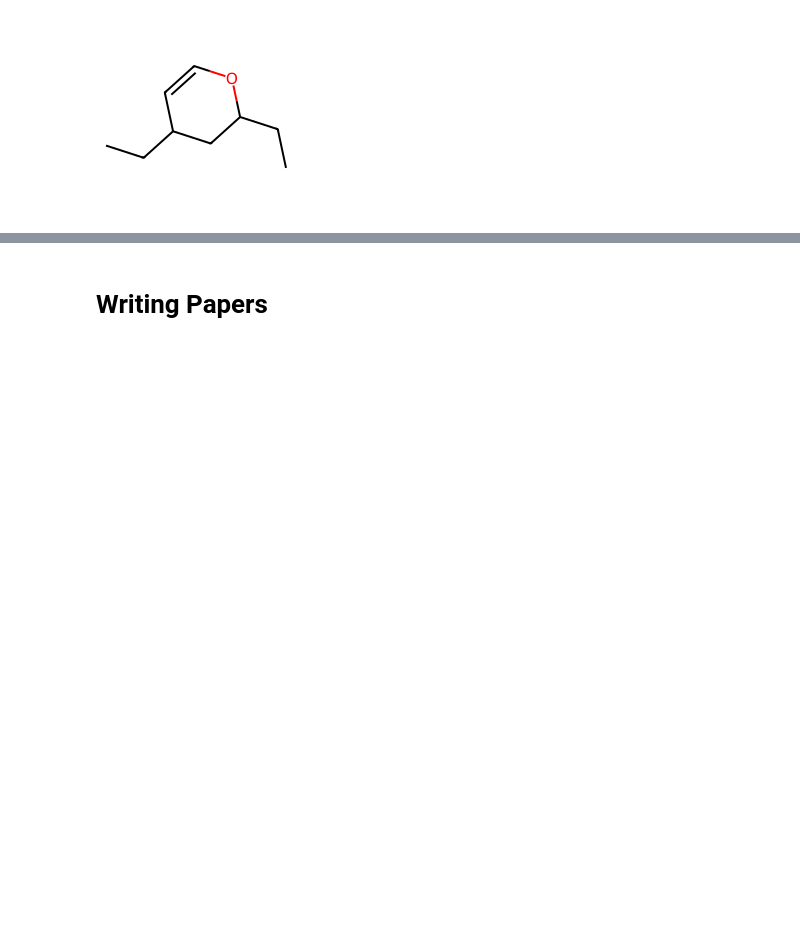
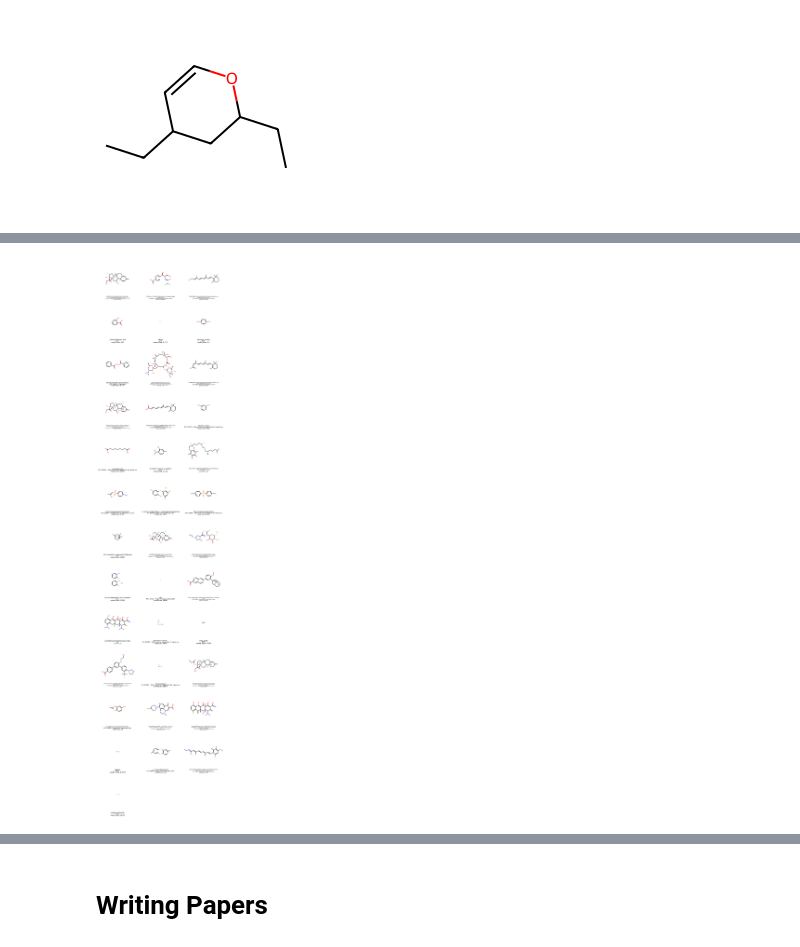
Before and after one commit to richardfanpks/drug_discovery, a Jupyter notebook: GetChemRepresentation.ipynb, the cells around one changed output, grey strips where cells are left out. Saved outputs shown, nothing was run; the diff lists cells and outputs as text; code cells hidden in the pictures; blank space fills up the shorter version.

```diff
--- a/GetChemRepresentation.ipynb
+++ b/GetChemRepresentation.ipynb
@@ -342,7 +342,7 @@ df_X = pd.DataFrame(X)
 X_train, X_test, y_train, y_test = train_test_split(df_X, Y, test_size=0.2, random_state=42)
 
 # Train a Random Forest classifier
-model = RandomForestClassifier(n_estimators=40, random_state=4999)
+model = RandomForestClassifier(n_estimators=400, random_state=4999)
 model.fit(X_train, y_train)
 
 # Evaluate model using cross-validation
@@ -704,0 +714,4 @@ Draw.MolToImage(molecule, size=(200, 200))
+# %%
+X_positive_pred = pd.DataFrame(positive_features)
+Y_positive_pred = model.predict_proba(X_positive_pred)
+Y_positive_pred
@@ -704,0 +753,19 @@ Draw.MolToImage(molecule, size=(200, 200))
+# %%
+from rdkit import Chem
+from rdkit.Chem import Draw
+
+# Lengend is a combination of iupc name and atc code. Break them into multiple lines for drawing
+# I could not find atc code for all of them.
+def genLegend(c):
+    # c is a tuple <compound, level4AtcCode>
+    return c[0].iupac_name[0:60] + "\n" + c[0].iupac_name[61:120] + "\n" + c[0].iupac_name[121:180] + "\n" + c[0].iupac_name[181:] + "\n" \
+        + "ATC: "  + c[1] + "\n" + "model score: " + str(c[2][1])
+
+
+names = [genLegend(c) for c in zip(positive_compounds, positive_atc_codes_level4, Y_positive_pred)]
+#names = [c.synonyms for c in positive_compounds]
+molecules = [getRdkitMoleculeFromPubChemCompound(c) for c in positive_compounds]
+img = Draw.MolsToGridImage(molecules, molsPerRow=3, subImgSize=(400, 400), legends=names)
+img
+# %% [output]
+[figure, added]
```
Also changed, not shown: parts of 14 cells of this notebook.
